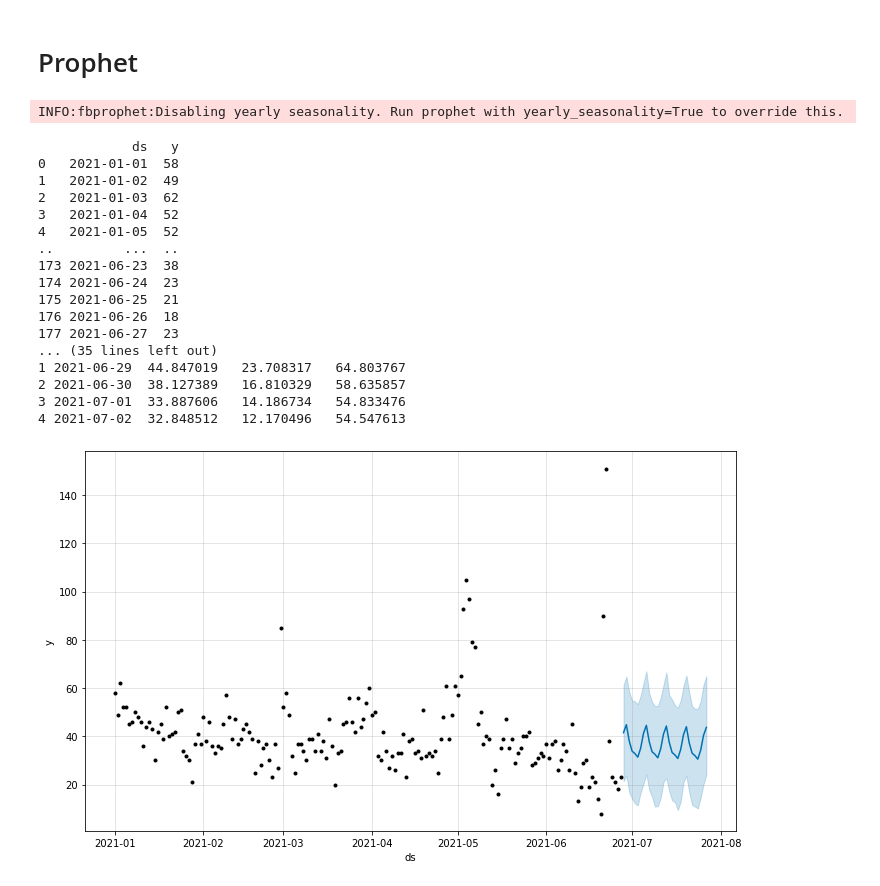
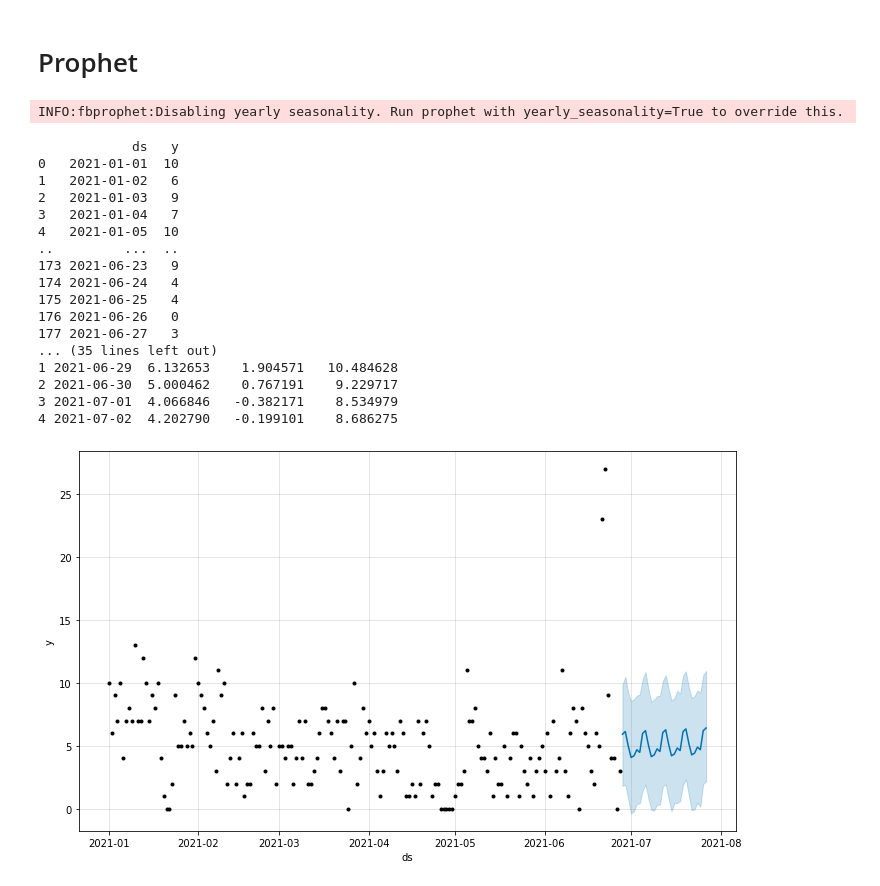
Before and after one commit to dnezan/km-sku-prediction, a Jupyter notebook: KM_forecast_practice.ipynb, the cells around one changed output. Cells and saved outputs as stored; diff of their text form; code cells hidden in the pictures.

```diff
--- a/KM_forecast_practice.ipynb
+++ b/KM_forecast_practice.ipynb
@@ -174,7 +175,7 @@ import numpy as np
 #Enter random SKU here
 a=0
 b=7
-c=643
+c=600
 
 ##Plotting first product
 temp = df_new.iloc[a].tolist()
@@ -281,47 +283,47 @@ from fbprophet import Prophet
 from pandas import to_datetime
 
 predictions = []
-temp = train_dataset.iloc[b]
+temp = train_dataset.iloc[a]
 temp2 = train_dataset.columns
 temp3 = val_dataset.columns
 
 df_x = pd.DataFrame(np.transpose([temp2, temp]))
 df_x.columns = ["ds", "y"]
 df_x["ds"]= to_datetime(df_x["ds"])
 print(df_x)
 
-model = Prophet(daily_seasonality=False)
+model = Prophet(daily_seasonality=True)
 model.fit(df_x)
 
 future = temp3
 future = pd.DataFrame(future)
 future.columns = ['ds']
 future['ds']= to_datetime(future['ds'])
 print(future)
 forecast = model.predict(future)
 
 print(forecast[['ds', 'yhat', 'yhat_lower', 'yhat_upper']].head())
 
 #plot forecast
 model.plot(forecast)
 plt.show()
 # %% [output]
 INFO:fbprophet:Disabling yearly seasonality. Run prophet with yearly_seasonality=True to override this.
             ds   y
-0   2021-01-01  58
-1   2021-01-02  49
-2   2021-01-03  62
-3   2021-01-04  52
-4   2021-01-05  52
+0   2021-01-01  10
+1   2021-01-02   6
+2   2021-01-03   9
+3   2021-01-04   7
+4   2021-01-05  10
 ..         ...  ..
-173 2021-06-23  38
-174 2021-06-24  23
-175 2021-06-25  21
-176 2021-06-26  18
-177 2021-06-27  23
+173 2021-06-23   9
+174 2021-06-24   4
+175 2021-06-25   4
+176 2021-06-26   0
+177 2021-06-27   3
 ... (35 lines left out)
-1 2021-06-29  44.847019   23.708317   64.803767
-2 2021-06-30  38.127389   16.810329   58.635857
-3 2021-07-01  33.887606   14.186734   54.833476
-4 2021-07-02  32.848512   12.170496   54.547613
+1 2021-06-29  6.132653    1.904571   10.484628
+2 2021-06-30  5.000462    0.767191    9.229717
+3 2021-07-01  4.066846   -0.382171    8.534979
+4 2021-07-02  4.202790   -0.199101    8.686275
-[figure, old version]
+[figure, new version]
```
Also changed, not shown: parts of 8 cells of this notebook.
